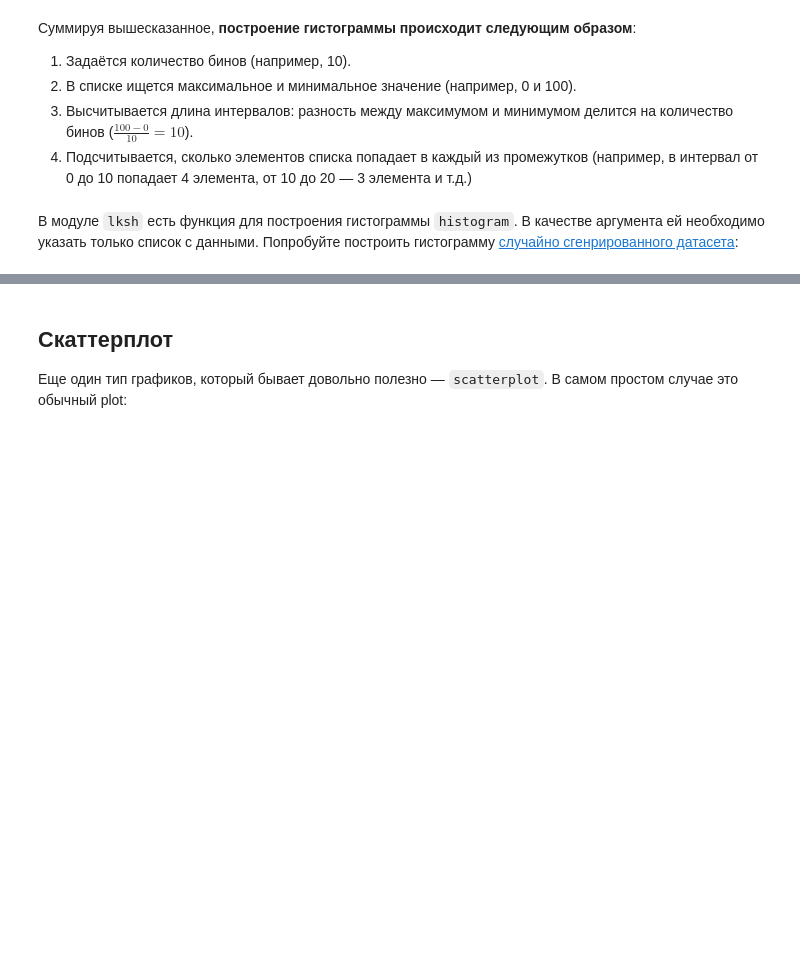
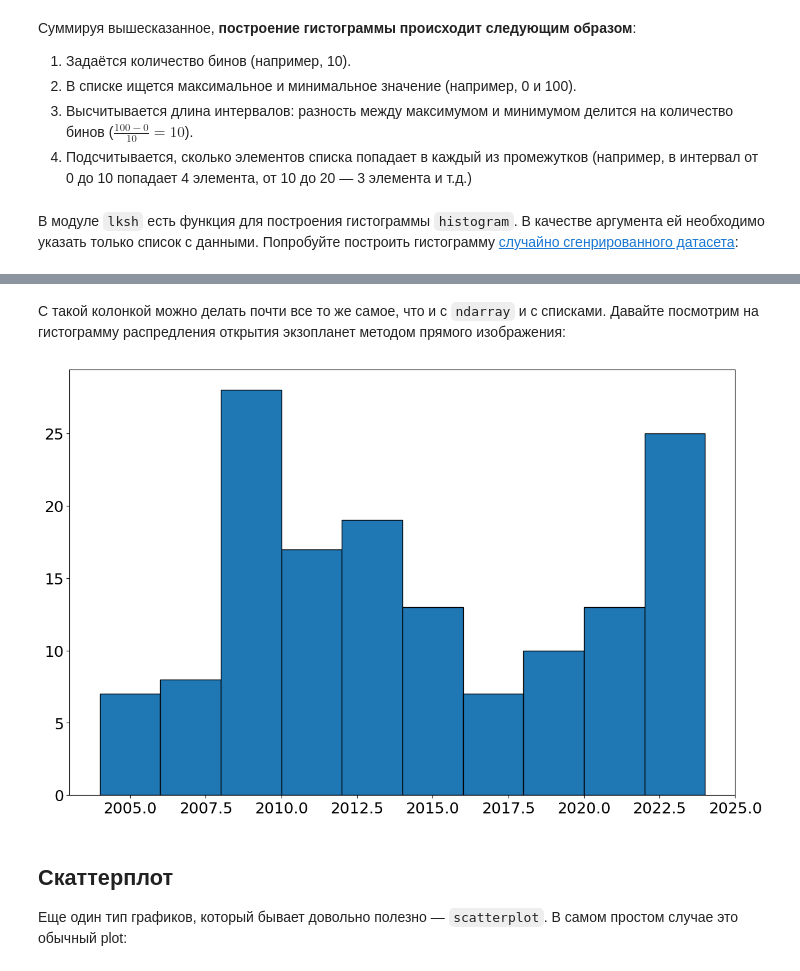
Before and after one commit to teimy/lksh2024-planets, a Jupyter notebook: python/pic_and_data_easy.ipynb, the cells around one changed output, grey strips where cells are left out. Cells and saved outputs as stored; diff of their text form; code cells hidden in the pictures; blank space fills up the shorter version.

```diff
--- a/python/pic_and_data_easy.ipynb
+++ b/python/pic_and_data_easy.ipynb
@@ -58,0 +69,3 @@ histogram(dataset, bins=10)  # попробуйте разные значени
+# %%
+exoplanets = pd.read_csv('data/exoplanets_imaging.csv')
+exoplanets
@@ -59,3 +103,9 @@ histogram(dataset, bins=10)  # попробуйте разные значени
+# %% [markdown]
+С такой колонкой можно делать почти все то же самое, что и с `ndarray` и с списками. Давайте посмотрим на гистограмму распредления открытия экзопланет методом прямого изображения:
+# %%
+histogram(exoplanets['disc_year'].values, bins=10)
+# %% [output]
+[figure, added]
 # %% [markdown]
 ## Скаттерплот
 
```
Also changed, not shown: parts of 20 cells of this notebook, 1 other file.
